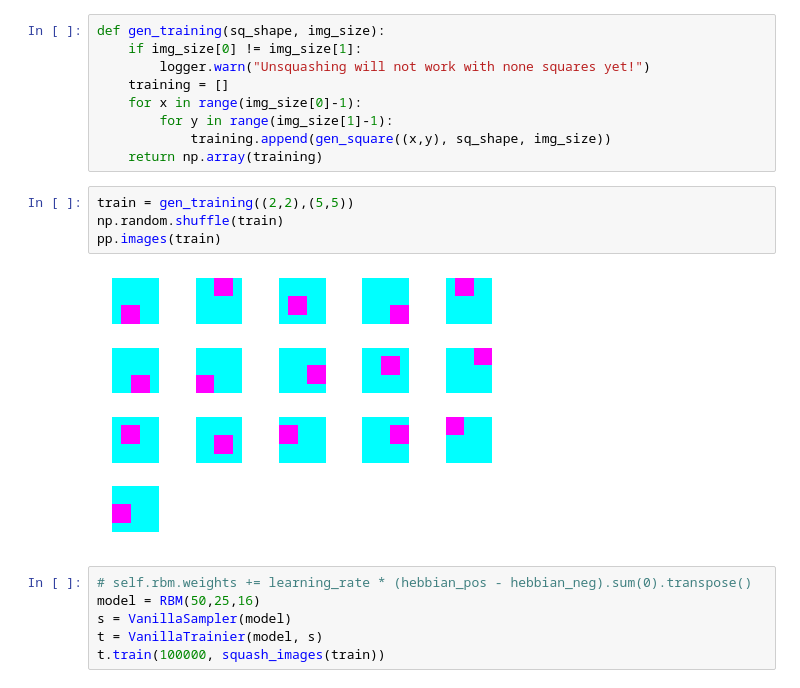
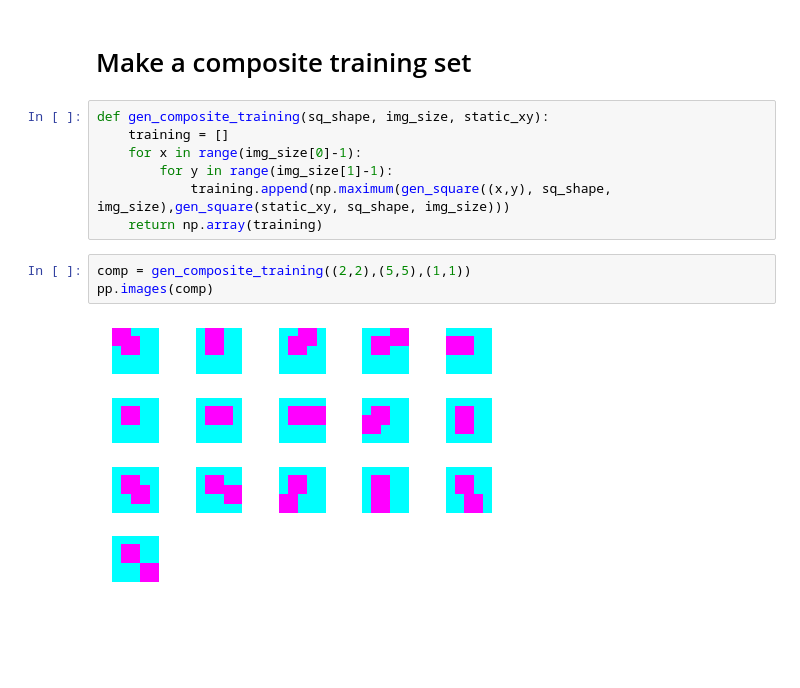
Before and after one commit to garibaldu/multicauseRBM, a Jupyter notebook: Max/RBM v ORBM 2Dim.ipynb, the cells around one changed output. Drawn from its saved outputs; the diff is of its cells as text; blank space fills up the shorter version.

```diff
--- a/Max/RBM v ORBM 2Dim.ipynb
+++ b/Max/RBM v ORBM 2Dim.ipynb
@@ -49,21 +150,14 @@ def gen_square(xy,sq_shape, img_size):
+# %% [markdown]
+# Make a composite training set #
 # %%
-def gen_training(sq_shape, img_size):
-    if img_size[0] != img_size[1]:
-        logger.warn("Unsquashing will not work with none squares yet!")
+def gen_composite_training(sq_shape, img_size, static_xy):
     training = []
     for x in range(img_size[0]-1):
         for y in range(img_size[1]-1):
-            training.append(gen_square((x,y), sq_shape, img_size))
+            training.append(np.maximum(gen_square((x,y), sq_shape, img_size),gen_square(static_xy, sq_shape, img_size)))
     return np.array(training)
 # %%
-train = gen_training((2,2),(5,5))
-np.random.shuffle(train)
-pp.images(train)
+comp = gen_composite_training((2,2),(5,5),(1,1))
+pp.images(comp)
 # %% [output]
-[figure, old version]
+[figure, new version]
-# %%
-# self.rbm.weights += learning_rate * (hebbian_pos - hebbian_neg).sum(0).transpose()
-model = RBM(50,25,16)
-s = VanillaSampler(model)
-t = VanillaTrainier(model, s)
-t.train(100000, squash_images(train))
```
Also changed, not shown: parts of 14 cells of this notebook, 10 other files.
